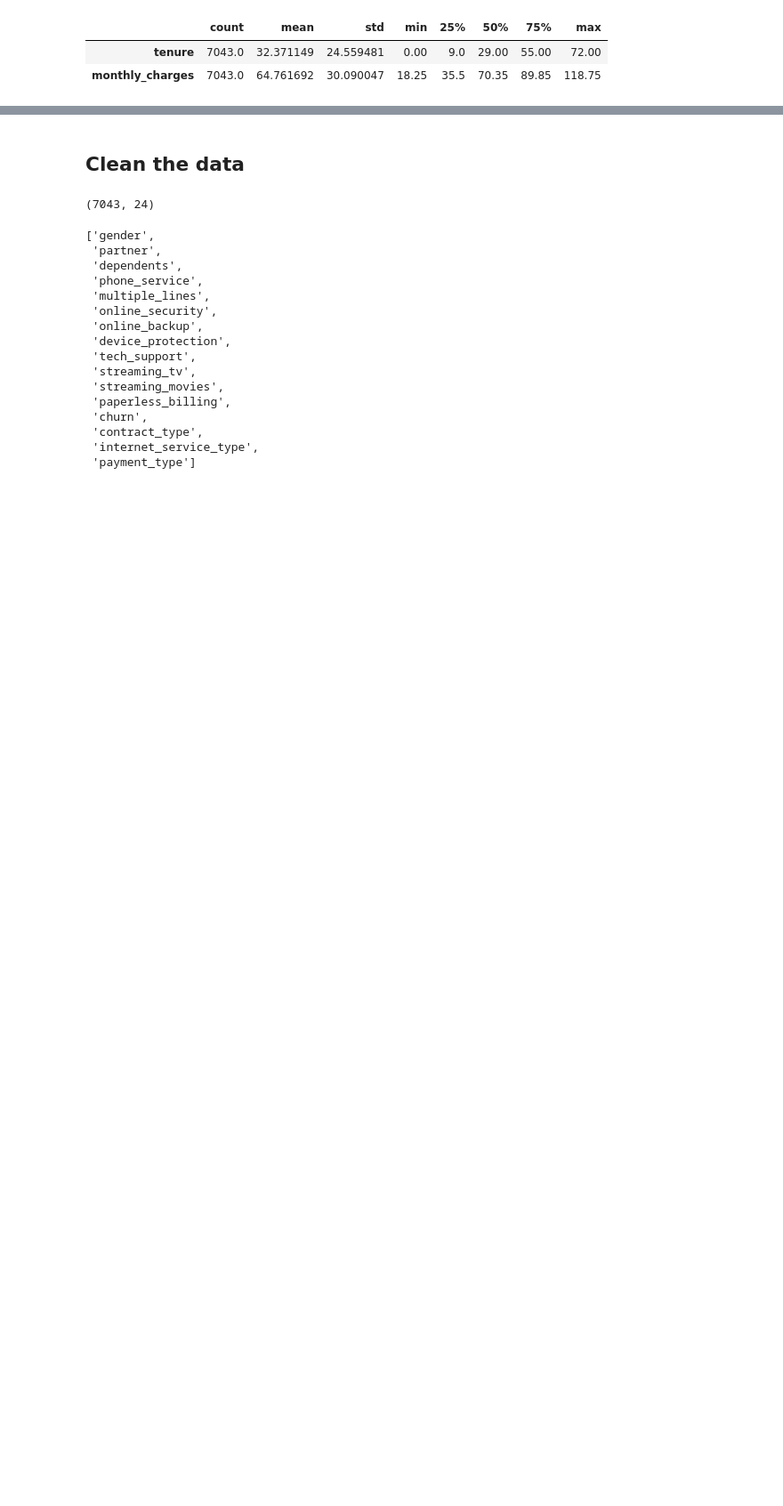
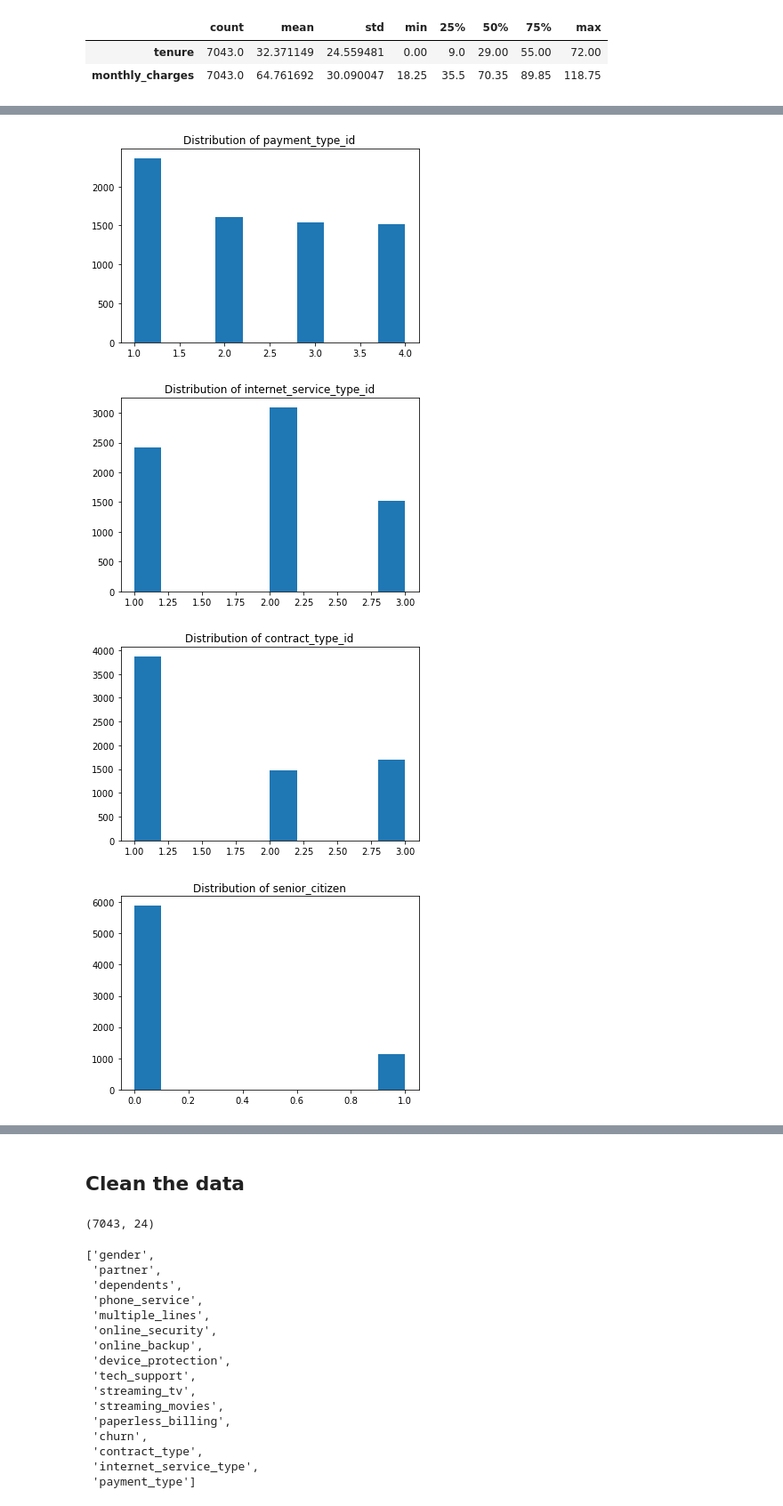
Before and after one commit to lupeluna/Telco-Classification-Project, a Jupyter notebook: PRE -Telco-Classification.ipynb, the cells around one changed output, grey strips where cells are left out. Shown at 89% size. Saved outputs shown, nothing was run; the diff lists cells and outputs as text; code cells hidden in the pictures; blank space fills up the shorter version.

```diff
--- a/PRE -Telco-Classification.ipynb
+++ b/PRE -Telco-Classification.ipynb
@@ -113,8 +134,9 @@ df[['tenure','monthly_charges']].describe().T
 | monthly_charges | 7043.0 | 64.761692 | 30.090047 | 18.25 | 35.5 | 70.35 | 89.85 | 118.75 |
 # %%
 # Check out the distributions of numeric columns - these are the categorical variables
-num_cols = df.columns[[df[col].dtype == 'int64' for col in df.columns]]
-for col in num_cols:
-    plt.hist(df[col])
-    plt.title(col)
-    plt.show()
+def num_dist(df):
+    for col in df.columns:
+        if df[col].dtype != 'object':
+            plt.hist(df[col])
+            plt.title(f'Distribution of {col}')
+            plt.show()
@@ -126,0 +143,7 @@ for col in num_cols:
+# %%
+num_dist(df)
+# %% [output]
+[figure, added]
+[figure, added]
+[figure, added]
+[figure, added]
```
Also changed, not shown: parts of 20 cells of this notebook.
